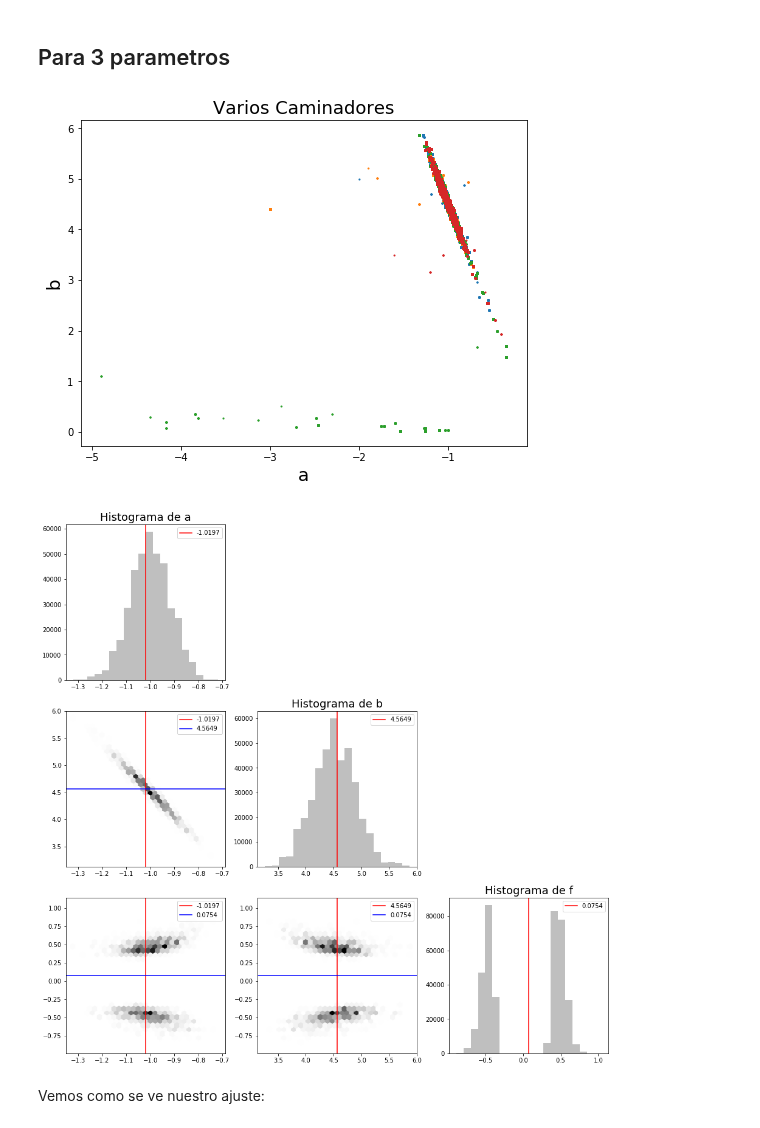
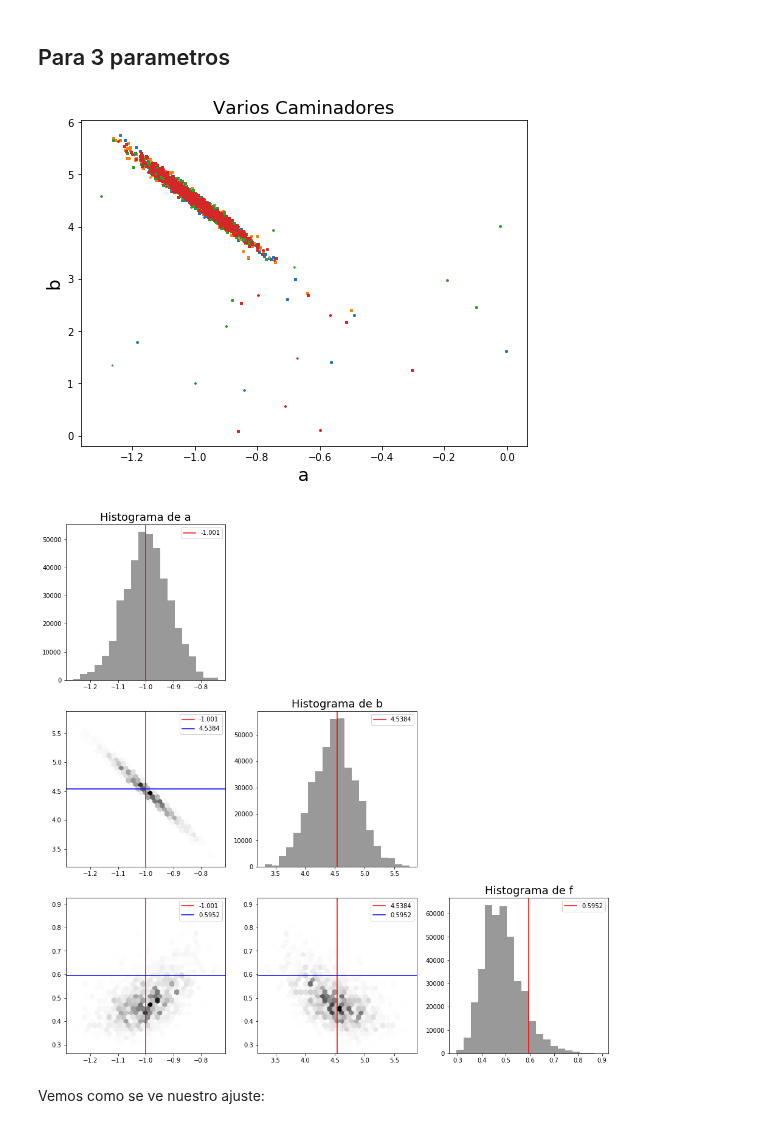
Before and after one commit to DCIDA2019/da2019-Oscar2401, a Jupyter notebook: Semana9/trabajo_9.ipynb, the cells around one changed output. Drawn from its saved outputs; the diff is of its cells as text; code cells hidden in the pictures.

```diff
--- a/Semana9/trabajo_9.ipynb
+++ b/Semana9/trabajo_9.ipynb
@@ -175,8 +175,8 @@ def chisq_2(theta,data):
 # %%
 # Prior
 def log_prior(theta):
-    m, b, log_f = theta
-    if -10.0 < m < 0.0 and 0.0 < b < 10.0 and -10.0 < log_f < 10.0:
+    m, b, f = theta
+    if -2.0 < m < 0.0 and 0.0 < b < 6.0 and (0.0001)**2 < f < 1.0:
         return 0.0
     return -np.inf
 # %%
@@ -198,7 +198,7 @@ def metrop_2(a_ini,b_ini,f_ini,data,sigm):
     #Transformamos a_ini de array a list para usar la función append.
     a = a_ini.tolist()
     b = b_ini.tolist()
-    f = b_ini.tolist()
+    f = f_ini.tolist()
 
     for i in range(len(a_ini)):
         ch_0 = ch_ini[i]
@@ -207,7 +207,14 @@ def metrop_2(a_ini,b_ini,f_ini,data,sigm):
             a_af = np.random.normal(a[i][k],sigm) #creamos un valor de a y b aleatorios
             b_af = np.random.normal(b[i][k],sigm) #calculamos el logaritmo del likelihood de para los parametros aleatorios
             f_af = np.random.normal(f[i][k],sigm)
-            ch = chisq_2([a_af,b_af,f_af],data) + log_prior([a_af,b_af,f_af])
+
+            lg = log_prior([a_af,b_af,f_af])
+
+            if lg != 0:
+                ch = lg
+            else:
+                ch = chisq_2([a_af,b_af,f_af],data) + lg
+
             if ch > ch_0: #Comparamos las dos dos logaritmos
                 a[i].append(a_af) #guardamos los parametros creados
                 b[i].append(b_af)
@@ -215,9 +222,9 @@ def metrop_2(a_ini,b_ini,f_ini,data,sigm):
                 k = k+1
                 ch_0 = ch # si el nuevo logaritmo es es mayor que el anterior lo tomamos como el nuevo
             else:
-                r = -np.log(np.random.uniform(0,1))
-                diff = abs(ch-ch_0)
-                if diff<r: #Si la diferencia entre los logaritmos (anterior y nuevo) es menor al dicho valor
+                r = np.log(np.random.uniform(0,1))
+                diff = ch-ch_0
+                if diff>r: #Si la diferencia entre los logaritmos (anterior y nuevo) es mayor al dicho valor
                     a[i].append(a_af)
                     b[i].append(b_af)
                     f[i].append(f_af)
@@ -264,7 +271,7 @@ def flags_data_2(a,b,f,flags):
             k = i-j
             if i == k:
                 plt.subplot(n,n,((i*n)+k+1))
-                hist = plt.hist(flgs[k], bins=20,facecolor='grey',alpha = 0.5)
+                hist = plt.hist(flgs[k], bins=20,facecolor='grey',alpha = 0.8)
                 m.append(np.mean(hist[1]))
                 mp.append(np.mean(hist[1]))
                 plt.axvline(m[i],color='r',label = np.round(m[i],4))
@@ -334,19 +341,23 @@ Text(0,0.5,'y')
 # %%
 data = [x,y,y_err]
 
-sigma = .5
-a_ini = np.array([-2.0,-3.0,-4.9,-1.6])
-b_ini = np.array([5.0,4.4,1.1,3.5])
-f_ini = np.array([0.9,1.5,1,1.9,1.5])
+sigma = 0.5
+a_ini = np.array([-1.0, -0.5, -0.9, -0.6])
+b_ini = np.array([1.0, 2.4, 2.1, 0.1])
+f_ini = np.array([0.1, 0.5, 0.3, 0.4, 0.3])
 
-a_2,b_2,f_2= metrop_2(a_ini,b_ini,f_ini,data,sigma)
+#a_ini = np.array([-1.0])
+#b_ini = np.array([1.0])
+#f_ini = np.array([0.1])
+
+a_2,b_2,f_2 = metrop_2(a_ini,b_ini,f_ini,data,sigma)
 # %% [output]
-[figure, old version]
+[figure, new version]
 # %%
-flags = 3000
+flags = 1000
 a_flg_2,b_flg_2,f_flg_2, m_2 = flags_data_2(a_2,b_2,f_2,flags)
 # %% [output]
-[figure, old version]
+[figure, new version]
 # %% [markdown]
 Vemos como se ve nuestro ajuste:
 # %%
```
Also changed, not shown: parts of 17 cells of this notebook, 1 other file.
